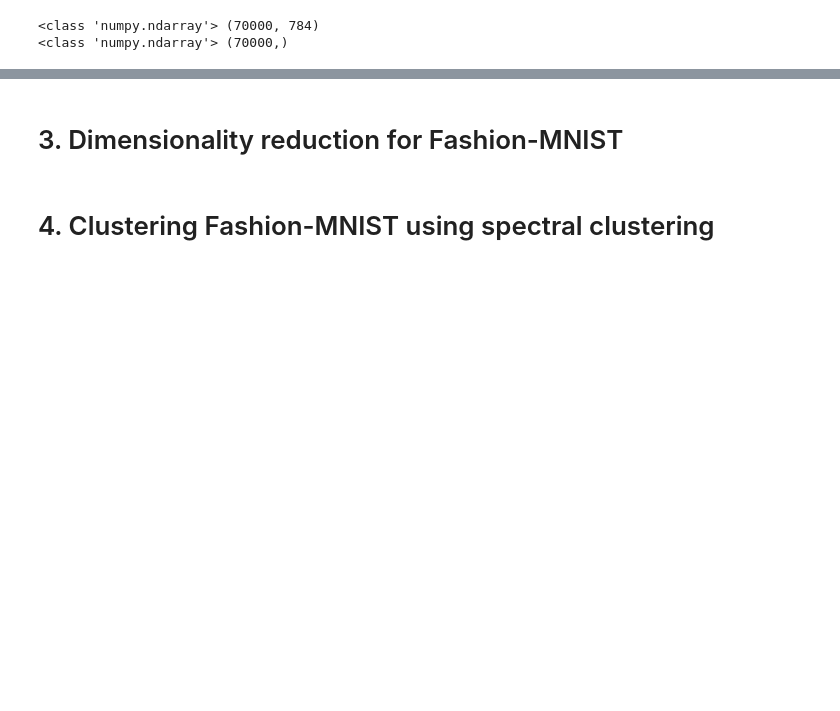
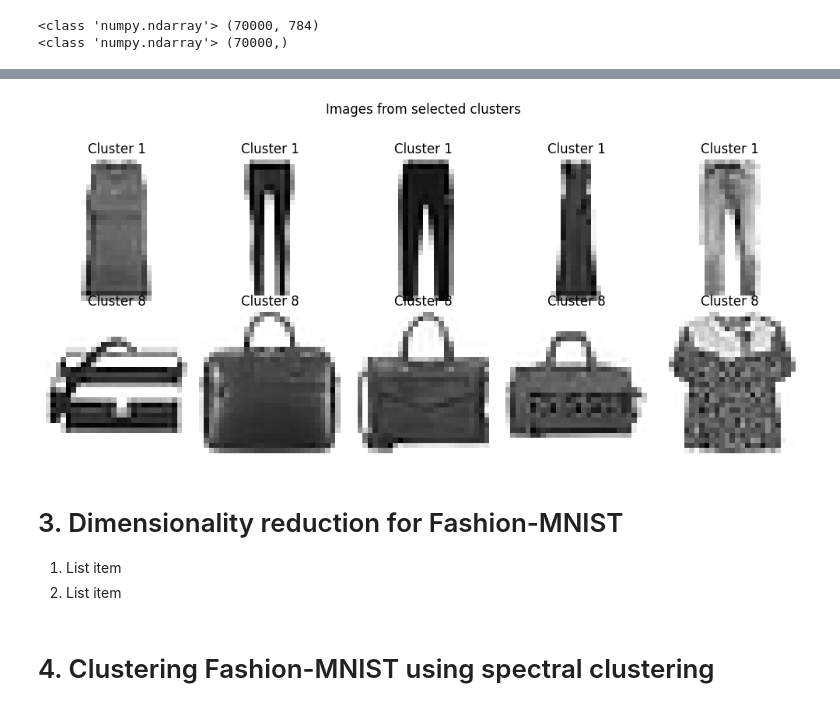
Before and after one commit to deskk/MIS_project2, a Jupyter notebook: project2.ipynb, the cells around one changed output, grey strips where cells are left out. Drawn from its saved outputs; the diff is of its cells as text; code cells hidden in the pictures; blank space fills up the shorter version.

```diff
--- a/project2.ipynb
+++ b/project2.ipynb
@@ -150,5 +215,32 @@ print(type(y),y.shape)
+# %%
+labels = kmeans.labels_
+trouser_cluster_id = 1
+trouser_indices = np.where(labels == trouser_cluster_id)[0][:5]
+
+bag_cluster_id = 8
+bag_indices = np.where(labels == bag_cluster_id)[0][:5]
+
+fig, axs = plt.subplots(2, 5, figsize=(10, 5))
+fig.suptitle('Images from selected clusters')
+
+for i, idx in enumerate(trouser_indices):
+    axs[0, i].imshow(X_sample[idx].reshape(28, 28), cmap='binary')
+    axs[0, i].set_title(f'Cluster {trouser_cluster_id}')
+    axs[0, i].axis('off')
+
+for i, idx in enumerate(bag_indices):
+    axs[1, i].imshow(X_sample[idx].reshape(28, 28), cmap='binary')
+    axs[1, i].set_title(f'Cluster {bag_cluster_id}')
+    axs[1, i].axis('off')
+
+plt.tight_layout(rect=[0, 0.03, 1, 0.95])
+# %% [output]
+[figure, added]
 # %% [markdown]
 # 3. Dimensionality reduction for Fashion-MNIST
+
+1.   List item
+2.   List item
 # %%
 # your code here
 # %% [markdown]
```
Also changed, not shown: parts of 7 cells of this notebook.
